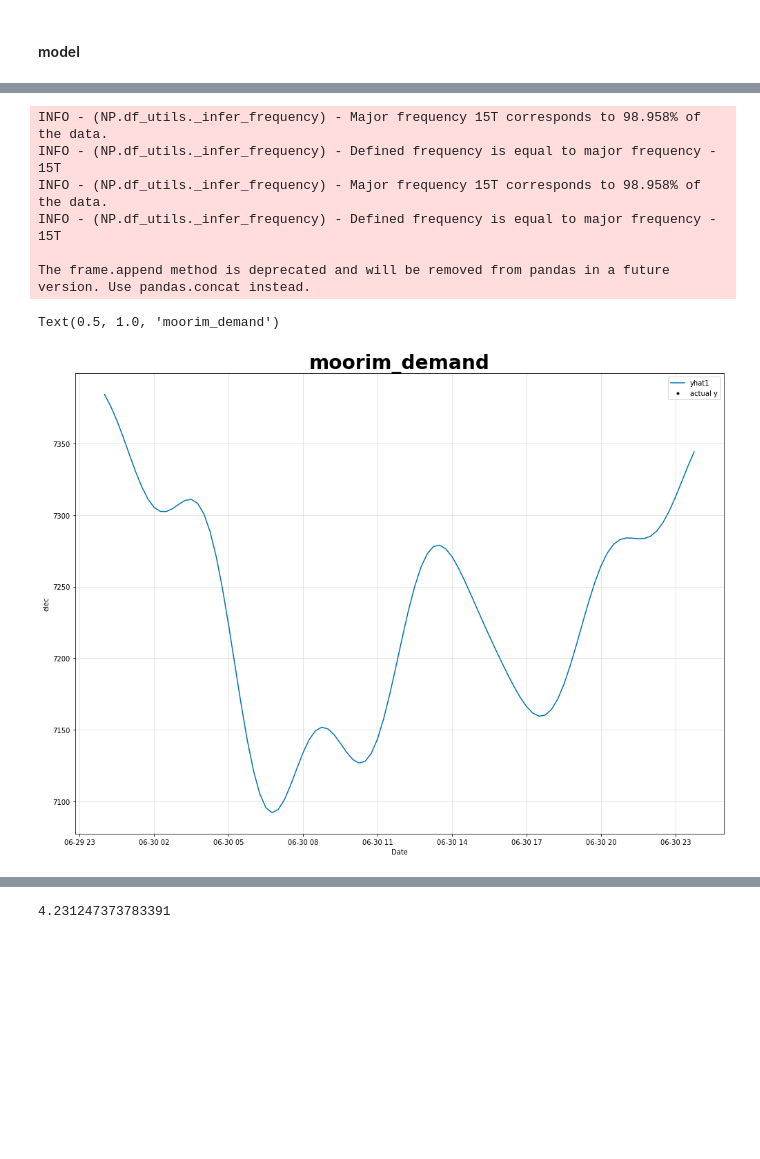
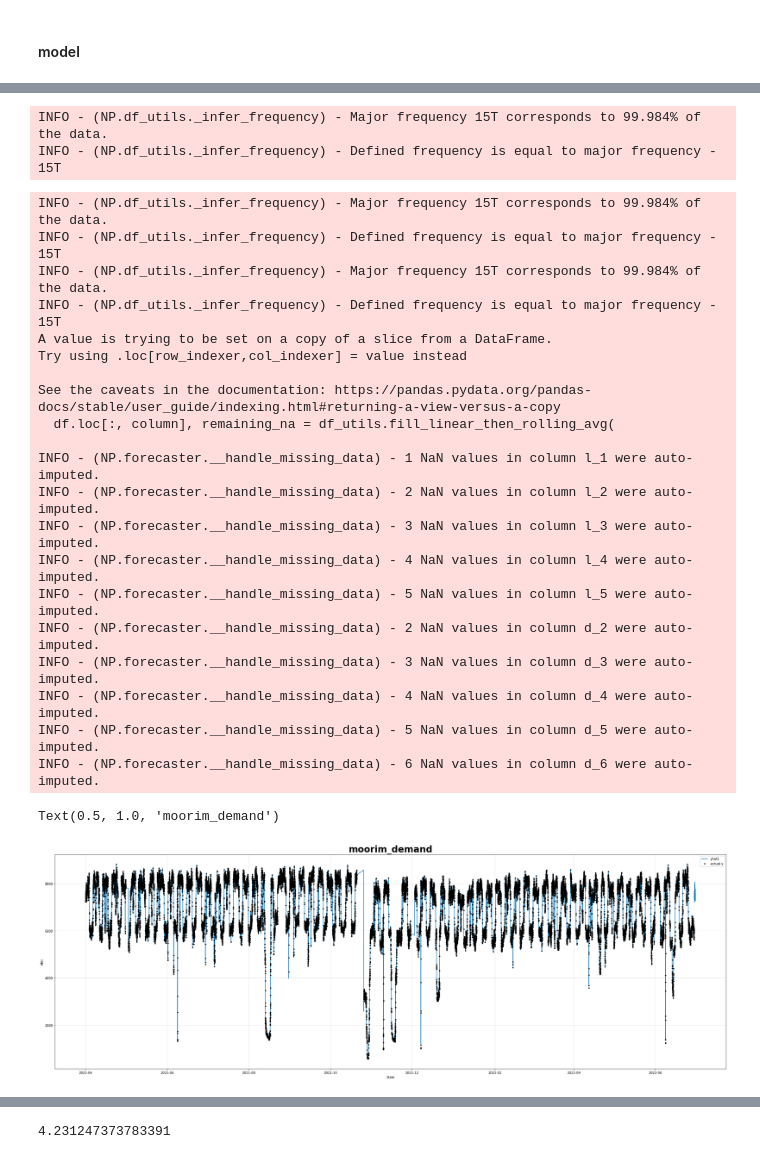
Before and after one commit to yeonkyoung/Time_Series, a Jupyter notebook: Temp_predict/moorim_prophet.ipynb, the cells around one changed output, grey strips where cells are left out. Cells and saved outputs as stored; diff of their text form; code cells hidden in the pictures; blank space fills up the shorter version.

```diff
--- a/Temp_predict/moorim_prophet.ipynb
+++ b/Temp_predict/moorim_prophet.ipynb
@@ -106,7 +92,7 @@ def train_test_split(data_t,train_cut_date,val_cut_date,end_time):
 
     return (df_train,df_val,df_test)
 
-df_train,df_val,df_test=train_test_split(data,'2022-06-30','2022-06-30','2022-06-30 23:00:00')
+df_train,df_val,df_test=train_test_split(data,'2022-06-30','2022-06-30','2022-06-30 23:45:00')
 print('train_df=',min(df_train['기준시각']),'~',max(df_train['기준시각']),',',len(df_train))
 # print('val_df=',min(df_val['기준시각']),'~',max(df_val['기준시각']),',',len(df_val))
 print('test_df=',min(df_test['기준시각']),'~',max(df_test['기준시각']),',',len(df_test))
@@ -193,7 +178,11 @@ d_hidden=8
 # model_tune = model_tune.add_lagged_regressor(names='l_8',normalize='minmax')
 # model_tune = model_tune.add_lagged_regressor(names='l_9',normalize='minmax')
 # model_tune = model_tune.add_lagged_regressor(names='l_10',normalize='minmax')
-# # model_tune = model_tune.add_future_regressor(name='l_2',normalize='minmax')
+model_tune = model_tune.add_future_regressor(name='l_1',normalize='minmax')
+model_tune = model_tune.add_future_regressor(name='l_2',normalize='minmax')
+model_tune = model_tune.add_future_regressor(name='l_3',normalize='minmax')
+model_tune = model_tune.add_future_regressor(name='l_4',normalize='minmax')
+model_tune = model_tune.add_future_regressor(name='l_5',normalize='minmax')
 model_tune = model_tune.add_future_regressor(name='d_2',normalize='minmax')   #regularization=0.05
 model_tune = model_tune.add_future_regressor(name='d_3',normalize='minmax')   #regularization=0.05
 model_tune = model_tune.add_future_regressor(name='d_4',normalize='minmax')   #regularization=0.05
@@ -327,21 +268,44 @@ ValueError: Future values of all user specified regressors not provided
+# %%
+future_regressors_df = pd.DataFrame(data={'l_1': df_train['l_1'], 'l_2': df_train['l_2'],'l_3': df_train['l_3'],'l_4': df_train['l_4'],'l_5': df_train['l_5'],'d_2': df_train['d_2'],'d_3': df_train['d_3'],'d_4': df_train['d_4'],'d_5': df_train['d_5'],'d_6': df_train['d_6']})
+# %%
+# future = model_tune.make_future_dataframe(df=df_train,periods=4*24)
+
+future =  model_tune.make_future_dataframe(df=df_train, regressors_df=future_regressors_df ,periods=96, n_historic_predictions=True)
+# %% [output]
+INFO - (NP.df_utils._infer_frequency) - Major frequency 15T corresponds to 99.984% of the data.
+INFO - (NP.df_utils._infer_frequency) - Defined frequency is equal to major frequency - 15T
 # %%
 forecast = model_tune.predict(future)
 # fig=model_tune.plot(forecast[['ds','y','yhat1']])
 
 
-fig, ax = plt.subplots(figsize=(14, 10))
+fig, ax = plt.subplots(figsize=(30, 10))
 # model_tune.highlight_nth_step_ahead_of_each_forecast(model_tune.n_forecasts)
 model_tune.plot(forecast, xlabel="Date", ylabel="elec", ax=ax)
 ax.set_title("moorim_demand", fontsize=28, fontweight="bold")
 # %% [output]
-INFO - (NP.df_utils._infer_frequency) - Major frequency 15T corresponds to 98.958% of the data.
+INFO - (NP.df_utils._infer_frequency) - Major frequency 15T corresponds to 99.984% of the data.
 INFO - (NP.df_utils._infer_frequency) - Defined frequency is equal to major frequency - 15T
-INFO - (NP.df_utils._infer_frequency) - Major frequency 15T corresponds to 98.958% of the data.
+INFO - (NP.df_utils._infer_frequency) - Major frequency 15T corresponds to 99.984% of the data.
 INFO - (NP.df_utils._infer_frequency) - Defined frequency is equal to major frequency - 15T
+A value is trying to be set on a copy of a slice from a DataFrame.
+Try using .loc[row_indexer,col_indexer] = value instead
 
-The frame.append method is deprecated and will be removed from pandas in a future version. Use pandas.concat instead.
+See the caveats in the documentation: https://pandas.pydata.org/pandas-docs/stable/user_guide/indexing.html#returning-a-view-versus-a-copy
+  df.loc[:, column], remaining_na = df_utils.fill_linear_then_rolling_avg(
+
+INFO - (NP.forecaster.__handle_missing_data) - 1 NaN values in column l_1 were auto-imputed.
+INFO - (NP.forecaster.__handle_missing_data) - 2 NaN values in column l_2 were auto-imputed.
+INFO - (NP.forecaster.__handle_missing_data) - 3 NaN values in column l_3 were auto-imputed.
+INFO - (NP.forecaster.__handle_missing_data) - 4 NaN values in column l_4 were auto-imputed.
+INFO - (NP.forecaster.__handle_missing_data) - 5 NaN values in column l_5 were auto-imputed.
+INFO - (NP.forecaster.__handle_missing_data) - 2 NaN values in column d_2 were auto-imputed.
+INFO - (NP.forecaster.__handle_missing_data) - 3 NaN values in column d_3 were auto-imputed.
+INFO - (NP.forecaster.__handle_missing_data) - 4 NaN values in column d_4 were auto-imputed.
+INFO - (NP.forecaster.__handle_missing_data) - 5 NaN values in column d_5 were auto-imputed.
+INFO - (NP.forecaster.__handle_missing_data) - 6 NaN values in column d_6 were auto-imputed.
 Text(0.5, 1.0, 'moorim_demand')
-[figure, old version]
+[figure, new version]
 # %%
 forecast
 # %% [output]
```
Also changed, not shown: parts of 20 cells of this notebook.
